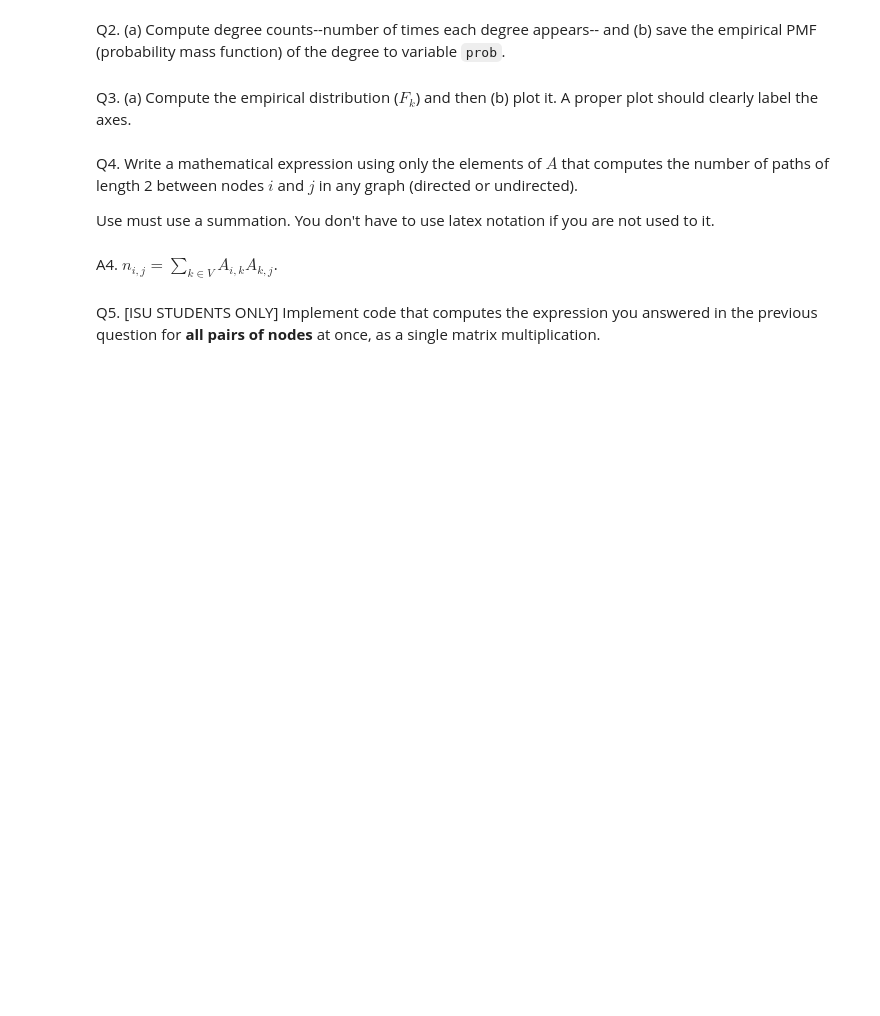
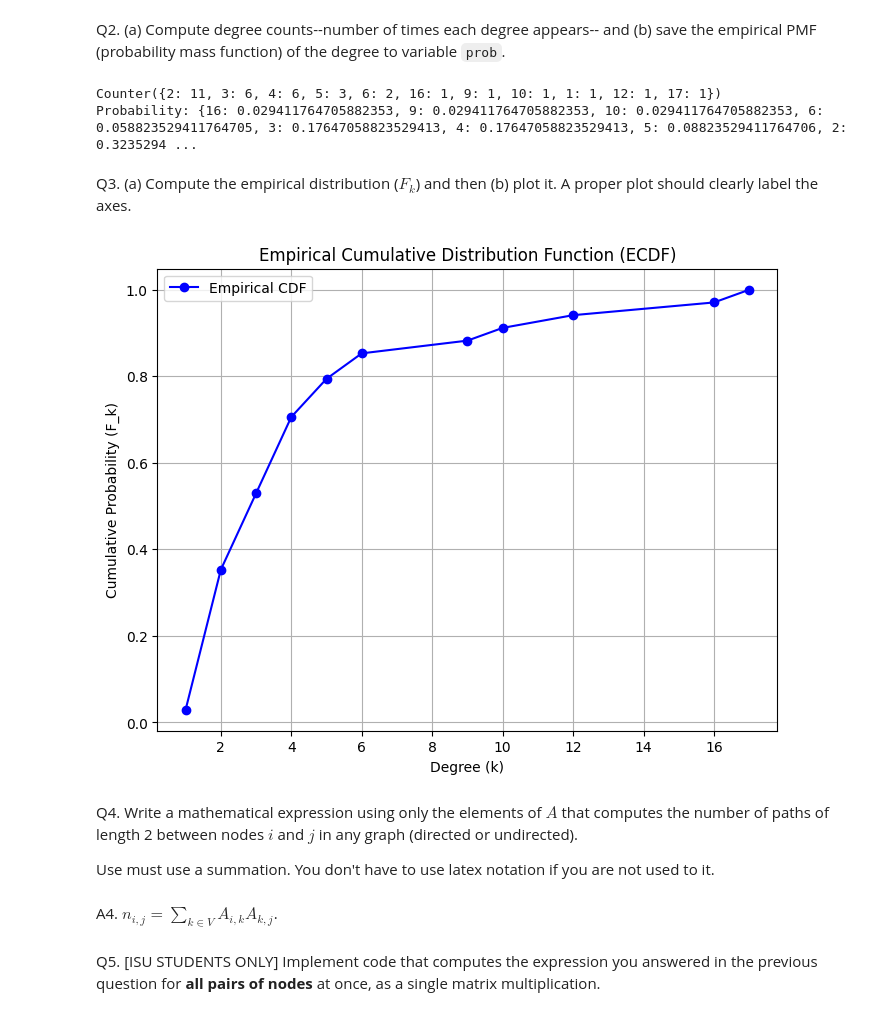
Before and after one commit to PhongCT1105/GraphML, a Jupyter notebook: Colab1/CS4099_Colab_1.ipynb, the cells around one changed output. Saved outputs shown, nothing was run; the diff lists cells and outputs as text; code cells hidden in the pictures; blank space fills up the shorter version.

```diff
--- a/Colab1/CS4099_Colab_1.ipynb
+++ b/Colab1/CS4099_Colab_1.ipynb
@@ -650,11 +678,15 @@ from collections import Counter
 # A2a. (~3-5 lines)
 # PRO TIP: use special structures from collections such as defaultdict or Counter
 # YOUR CODE HERE
-raise NotImplementedError()
+degree_counts = Counter(dict(G.degree()).values())
+print(degree_counts)
 
 # A2b. (~1-3 lines)
 # YOUR CODE HERE
-raise NotImplementedError()
+prob = {k: v / G.number_of_nodes() for k, v in degree_counts.items()}
 print(f'Probability: {prob}')
+# %% [output]
+Counter({2: 11, 3: 6, 4: 6, 5: 3, 6: 2, 16: 1, 9: 1, 10: 1, 1: 1, 12: 1, 17: 1})
+Probability: {16: 0.029411764705882353, 9: 0.029411764705882353, 10: 0.029411764705882353, 6: 0.058823529411764705, 3: 0.17647058823529413, 4: 0.17647058823529413, 5: 0.08823529411764706, 2: 0.3235294 ...
 # %% [markdown]
 Q3. (a) Compute the empirical distribution ($F_k$) and then (b) plot it. A proper plot should clearly label the axes.
@@ -670,3 +693,28 @@ raise NotImplementedError()
+# %%
+# A3a. (~1-4 lines)
+# PRO TIP: check out function cumsum from numpy
+# YOUR CODE HERE
+# Compute empirical CDF (cumulative sum of PMF)
+sorted_degrees = sorted(prob.keys())  # Sort degrees
+F_k = np.cumsum([prob[k] for k in sorted_degrees])  # Cumulative sum
+
+# A3b. (~4-6 lines)
+# YOUR CODE HERE
+import matplotlib.pyplot as plt
+
+# Plot the ECDF
+plt.figure(figsize=(8, 6))
+plt.plot(sorted_degrees, F_k, marker='o', linestyle='-', color='b', label="Empirical CDF")
+
+# Labels and title
+plt.xlabel("Degree (k)")
+plt.ylabel("Cumulative Probability (F_k)")
+plt.title("Empirical Cumulative Distribution Function (ECDF)")
+plt.grid(True)
+plt.legend()
+plt.show()
+# %% [output]
+[figure, added]
 # %% [markdown]
 Q4. Write a mathematical expression using only the elements of $A$ that computes the number of paths of length 2 between nodes $i$ and $j$ in any graph (directed or undirected).
 
```
Also changed, not shown: parts of 5 cells of this notebook.
